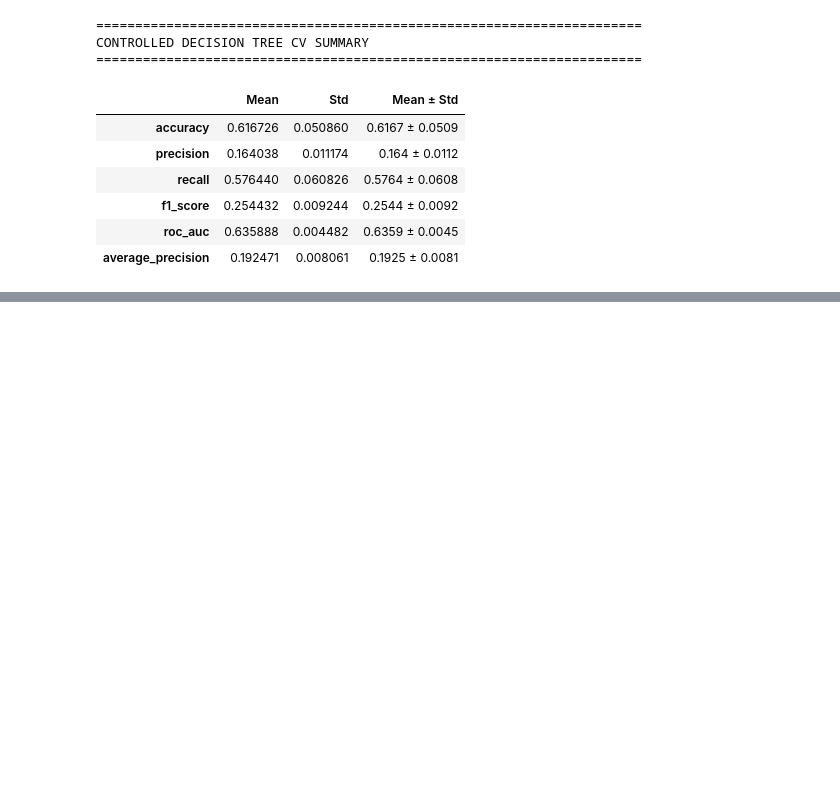
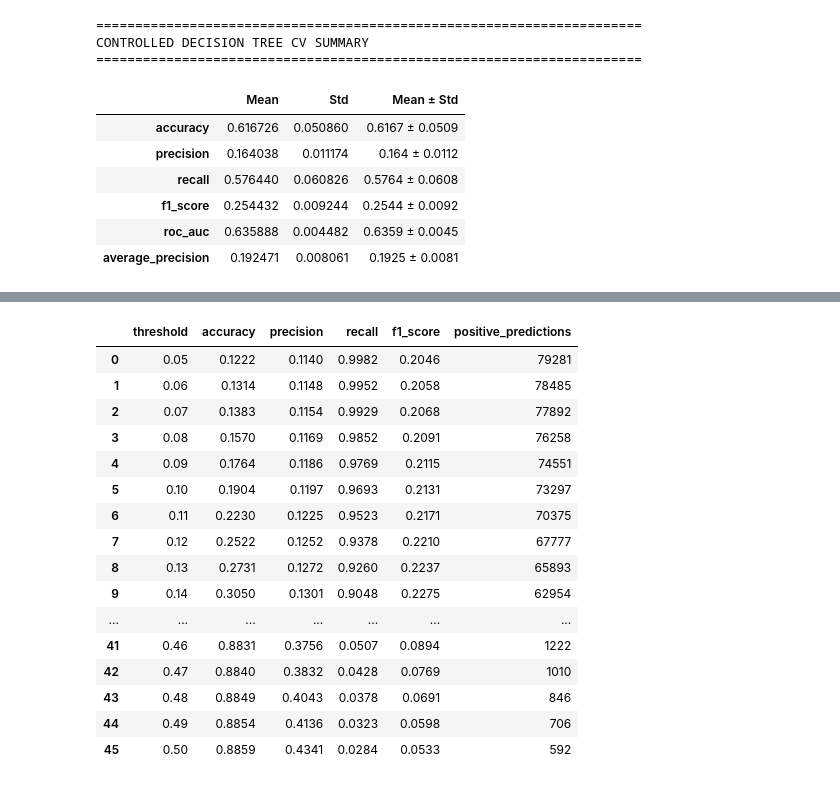
Before and after one commit to amanchaurasia512/diabetes-130-hospitals, a Jupyter notebook: Notebook/04_machine_learning_modeling.ipynb, the cells around one changed output, grey strips where cells are left out. Cells and saved outputs as stored; diff of their text form; code cells hidden in the pictures; blank space fills up the shorter version.

```diff
--- a/Notebook/04_machine_learning_modeling.ipynb
+++ b/Notebook/04_machine_learning_modeling.ipynb
@@ -3584,0 +4647,15 @@ CONTROLLED DECISION TREE CV SUMMARY
+# %%
+# ============================================================
+# BALANCED RANDOM FOREST — OOF STORAGE
+# ============================================================
+
+import numpy as np
+import pandas as pd
+
+oof_prob_balanced_rf = np.zeros(len(X_train))
+
+balanced_rf_cv_results = []
+
+print("=" * 70)
+print("BALANCED RANDOM FOREST OOF STORAGE CREATED")
+print("=" * 70)
@@ -3584,0 +4861,59 @@ CONTROLLED DECISION TREE CV SUMMARY
+# %%
+# ============================================================
+# BALANCED RANDOM FOREST — OOF THRESHOLD ANALYSIS
+# ============================================================
+
+thresholds = np.arange(0.05, 0.51, 0.01)
+
+threshold_results_balanced_rf = []
+
+for threshold in thresholds:
+
+    # Convert probabilities into predictions
+    y_oof_pred = (
+        oof_prob_balanced_rf >= threshold
+    ).astype(int)
+
+    # Calculate metrics
+    threshold_results_balanced_rf.append({
+        "threshold": threshold,
+
+        "accuracy": accuracy_score(
+            y_train,
+            y_oof_pred
+        ),
+
+        "precision": precision_score(
+            y_train,
+            y_oof_pred,
+            zero_division=0
+        ),
+
+        "recall": recall_score(
+            y_train,
+            y_oof_pred,
+            zero_division=0
+        ),
+
+        "f1_score": f1_score(
+            y_train,
+            y_oof_pred,
+            zero_division=0
+        ),
+
+        "positive_predictions": y_oof_pred.sum()
+    })
+
+
+threshold_results_balanced_rf_df = pd.DataFrame(
+    threshold_results_balanced_rf
+)
+
+print("=" * 70)
+print("BALANCED RANDOM FOREST — OOF THRESHOLD ANALYSIS")
+print("=" * 70)
+
+display(
+    threshold_results_balanced_rf_df.round(4)
+)
+# %% [output]
@@ -3584,0 +4923,17 @@ CONTROLLED DECISION TREE CV SUMMARY
+|  | threshold | accuracy | precision | recall | f1_score | positive_predictions |
+| 0 | 0.05 | 0.1222 | 0.1140 | 0.9982 | 0.2046 | 79281 |
+| 1 | 0.06 | 0.1314 | 0.1148 | 0.9952 | 0.2058 | 78485 |
+| 2 | 0.07 | 0.1383 | 0.1154 | 0.9929 | 0.2068 | 77892 |
+| 3 | 0.08 | 0.1570 | 0.1169 | 0.9852 | 0.2091 | 76258 |
+| 4 | 0.09 | 0.1764 | 0.1186 | 0.9769 | 0.2115 | 74551 |
+| 5 | 0.10 | 0.1904 | 0.1197 | 0.9693 | 0.2131 | 73297 |
+| 6 | 0.11 | 0.2230 | 0.1225 | 0.9523 | 0.2171 | 70375 |
+| 7 | 0.12 | 0.2522 | 0.1252 | 0.9378 | 0.2210 | 67777 |
+| 8 | 0.13 | 0.2731 | 0.1272 | 0.9260 | 0.2237 | 65893 |
+| 9 | 0.14 | 0.3050 | 0.1301 | 0.9048 | 0.2275 | 62954 |
+| ... | ... | ... | ... | ... | ... | ... |
+| 41 | 0.46 | 0.8831 | 0.3756 | 0.0507 | 0.0894 | 1222 |
+| 42 | 0.47 | 0.8840 | 0.3832 | 0.0428 | 0.0769 | 1010 |
+| 43 | 0.48 | 0.8849 | 0.4043 | 0.0378 | 0.0691 | 846 |
+| 44 | 0.49 | 0.8854 | 0.4136 | 0.0323 | 0.0598 | 706 |
+| 45 | 0.50 | 0.8859 | 0.4341 | 0.0284 | 0.0533 | 592 |
```
Also changed, not shown: parts of 26 cells of this notebook.
